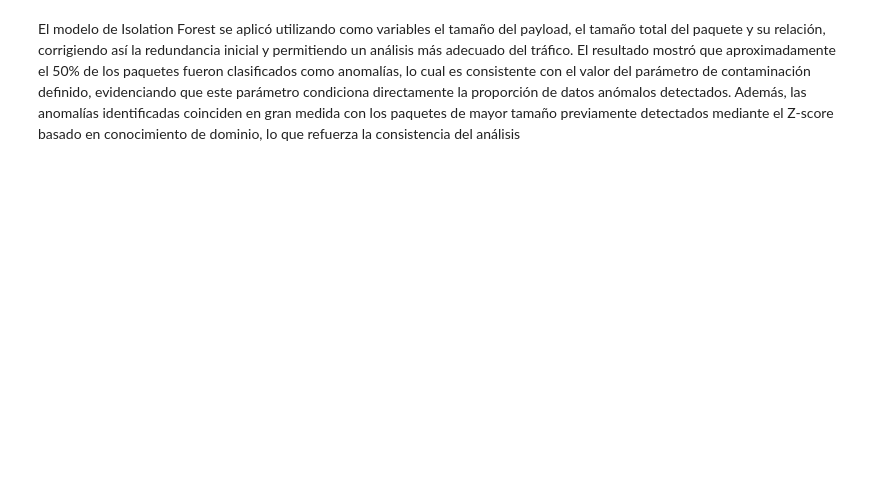
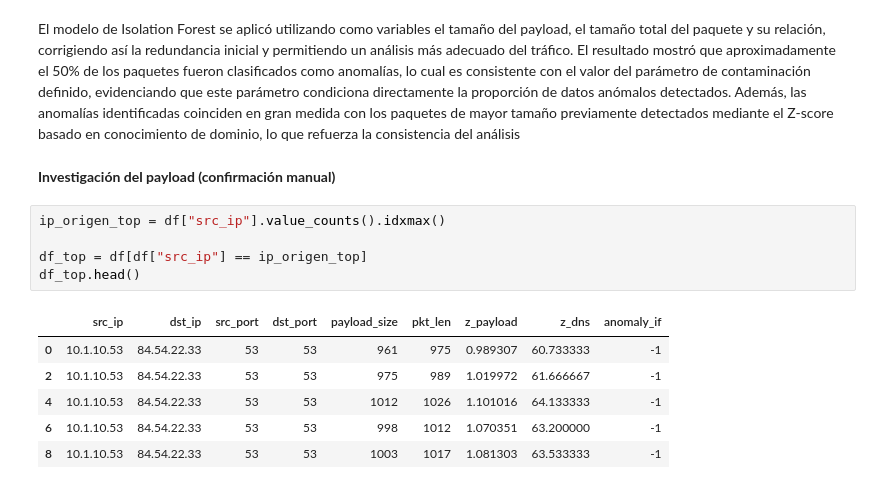
Before and after one commit to JPS4321/Lab5_SDS, a Jupyter notebook: main.ipynb, the cells around one changed output. Saved outputs shown, nothing was run; the diff lists cells and outputs as text; blank space fills up the shorter version.

```diff
--- a/main.ipynb
+++ b/main.ipynb
@@ -293,2 +314,16 @@ Anomalías detectadas: 30
 # %% [markdown]
 El modelo de Isolation Forest se aplicó utilizando como variables el tamaño del payload, el tamaño total del paquete y su relación, corrigiendo así la redundancia inicial y permitiendo un análisis más adecuado del tráfico. El resultado mostró que aproximadamente el 50% de los paquetes fueron clasificados como anomalías, lo cual es consistente con el valor del parámetro de contaminación definido, evidenciando que este parámetro condiciona directamente la proporción de datos anómalos detectados. Además, las anomalías identificadas coinciden en gran medida con los paquetes de mayor tamaño previamente detectados mediante el Z-score basado en conocimiento de dominio, lo que refuerza la consistencia del análisis
+# %% [markdown]
+**Investigación del payload (confirmación manual)**
+# %%
+ip_origen_top = df["src_ip"].value_counts().idxmax()
+
+df_top = df[df["src_ip"] == ip_origen_top]
+df_top.head()
+# %% [output]
+|  | src_ip | dst_ip | src_port | dst_port | payload_size | pkt_len | z_payload | z_dns | anomaly_if |
+| 0 | 10.1.10.53 | 84.54.22.33 | 53 | 53 | 961 | 975 | 0.989307 | 60.733333 | -1 |
+| 2 | 10.1.10.53 | 84.54.22.33 | 53 | 53 | 975 | 989 | 1.019972 | 61.666667 | -1 |
+| 4 | 10.1.10.53 | 84.54.22.33 | 53 | 53 | 1012 | 1026 | 1.101016 | 64.133333 | -1 |
+| 6 | 10.1.10.53 | 84.54.22.33 | 53 | 53 | 998 | 1012 | 1.070351 | 63.200000 | -1 |
+| 8 | 10.1.10.53 | 84.54.22.33 | 53 | 53 | 1003 | 1017 | 1.081303 | 63.533333 | -1 |
```
Also changed, not shown: parts of 9 cells of this notebook.
